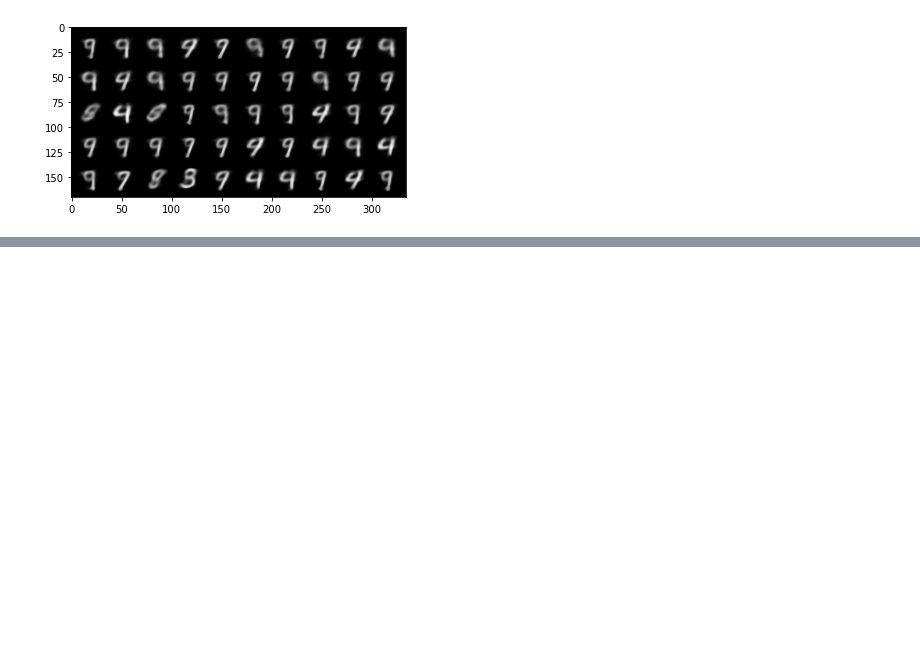
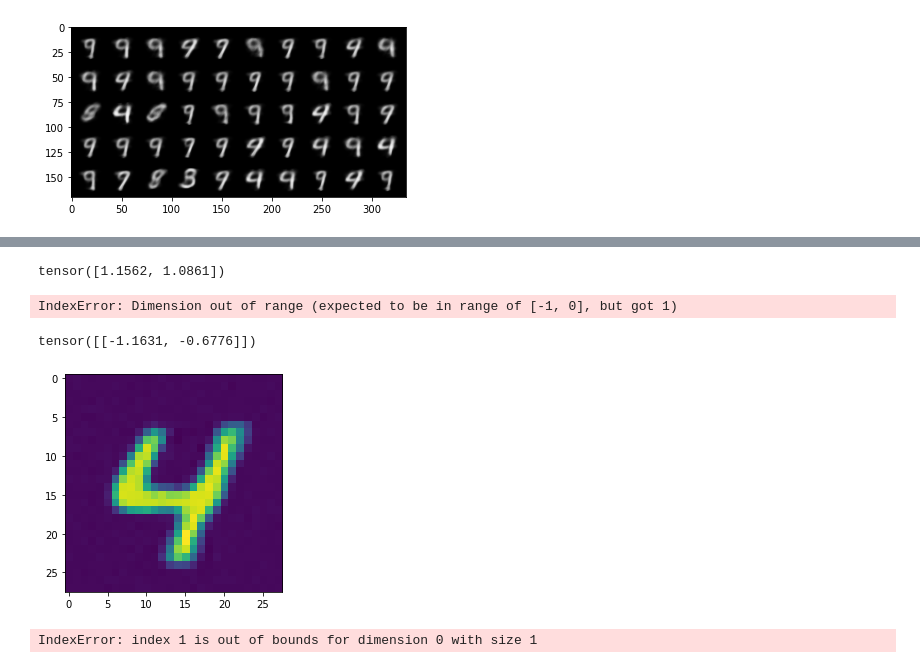
Before and after one commit to DominikOcsofszki/mlp, a Jupyter notebook: binary_final.ipynb, the cells around one changed output, grey strips where cells are left out. Cells and saved outputs as stored; diff of their text form; code cells hidden in the pictures; blank space fills up the shorter version.

```diff
--- a/binary_final.ipynb
+++ b/binary_final.ipynb
@@ -296,0 +344,29 @@ plot_reconstructed(pick_model)
+# %%
+randtorch = torch.randn(2)
+print(randtorch)
+z, mu, sigma = pick_model(randtorch)
+plt.imshow(z.detach().numpy())
+# %% [output]
+tensor([1.1562, 1.0861])
+IndexError: Dimension out of range (expected to be in range of [-1, 0], but got 1)
+# %%
+import helper# model_loaded = model.VaeMe_500_hidden()
+import model
+import torch
+pick_model = model.pick_model = model.VaeFinal_only_one_hidden()
+pick_model = helper.import_model_name(model_x=pick_model, activate_eval=True)
+
+max = 4
+min = -4
+rand_tensor = (max-min)*torch.rand((1, 2)) + min
+print(rand_tensor)
+
+helper.latent_rand_to_img(pick_model,rand_tensor)
+# %% [output]
+tensor([[-1.1631, -0.6776]])
+[figure, added]
+# %%
+z = rand_tensor[0][0] + rand_tensor[0][1] * torch.rand_like(rand_tensor[1])
+helper.latent_rand_to_img(pick_model,z)
+# %% [output]
+IndexError: index 1 is out of bounds for dimension 0 with size 1
```
Also changed, not shown: parts of 3 cells of this notebook, 2 other files.
